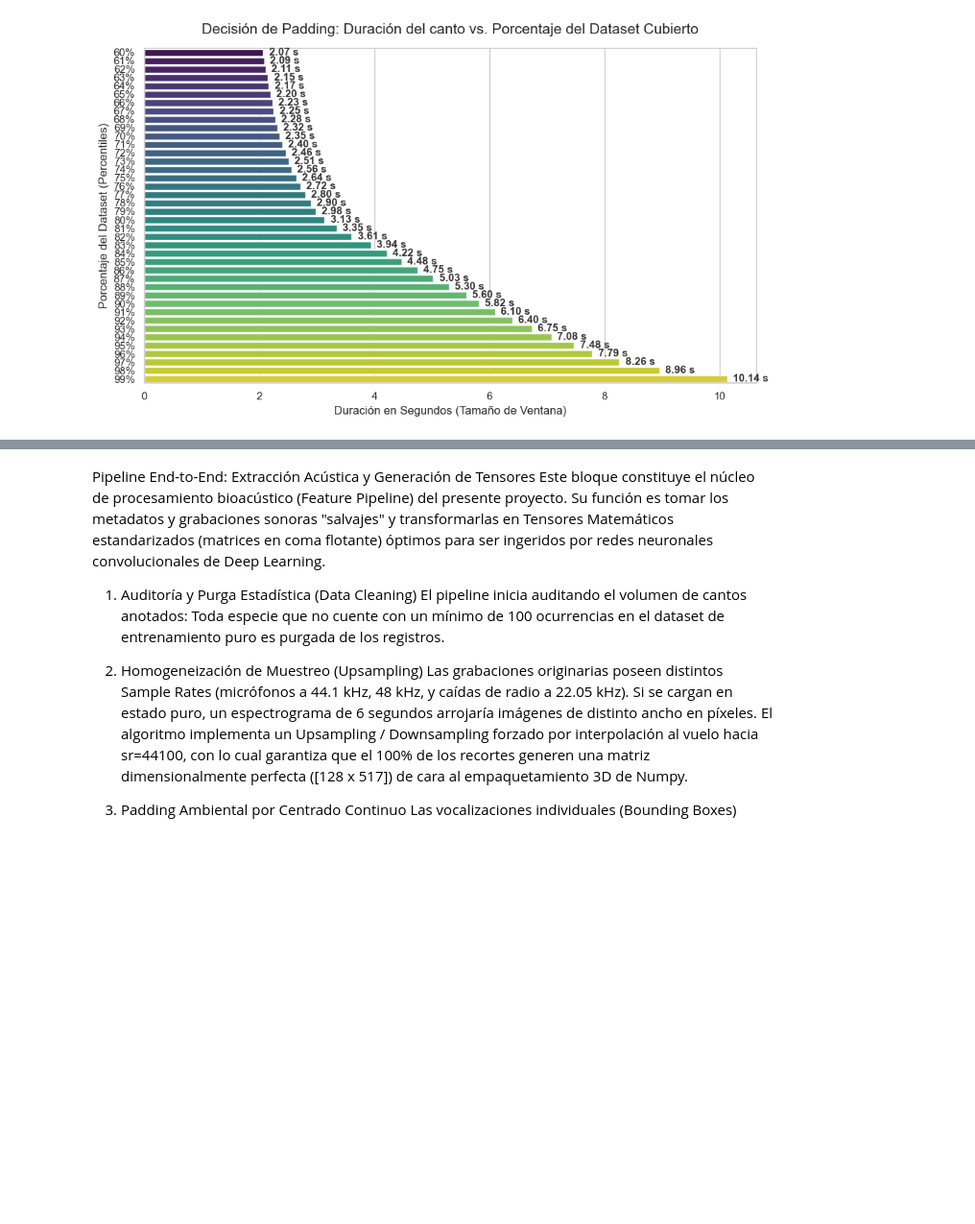
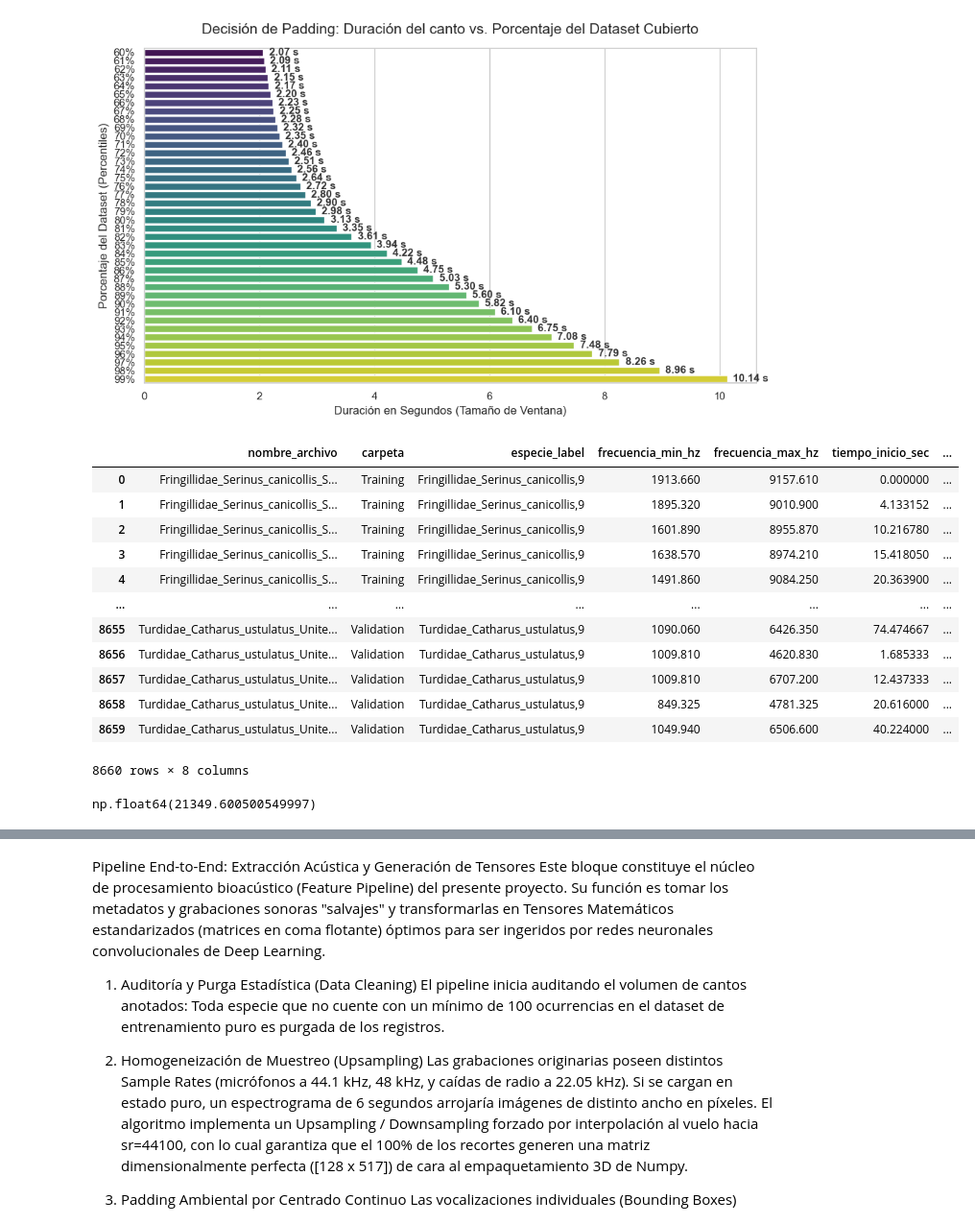
Before and after one commit to Nahuel-Otonelo/Identificaci-n-de-especies-mediante-an-lisis-de-espectrogramas, a Jupyter notebook: EDA_y_Generacion_de_espectrogramas.ipynb, the cells around one changed output, grey strips where cells are left out. Shown at 96% size. Cells and saved outputs as stored; diff of their text form; code cells hidden in the pictures; blank space fills up the shorter version.

```diff
--- a/EDA_y_Generacion_de_espectrogramas.ipynb
+++ b/EDA_y_Generacion_de_espectrogramas.ipynb
@@ -284,3 +301,23 @@ plt.tight_layout()
 plt.show()
 # %% [output]
 [figure]
+# %%
+df_master
+# %% [output]
+|  | nombre_archivo | carpeta | especie_label | frecuencia_min_hz | frecuencia_max_hz | tiempo_inicio_sec | ... |
+| 0 | Fringillidae_Serinus_canicollis_S... | Training | Fringillidae_Serinus_canicollis,9 | 1913.660 | 9157.610 | 0.000000 | ... |
+| 1 | Fringillidae_Serinus_canicollis_S... | Training | Fringillidae_Serinus_canicollis,9 | 1895.320 | 9010.900 | 4.133152 | ... |
+| 2 | Fringillidae_Serinus_canicollis_S... | Training | Fringillidae_Serinus_canicollis,9 | 1601.890 | 8955.870 | 10.216780 | ... |
+| 3 | Fringillidae_Serinus_canicollis_S... | Training | Fringillidae_Serinus_canicollis,9 | 1638.570 | 8974.210 | 15.418050 | ... |
+| 4 | Fringillidae_Serinus_canicollis_S... | Training | Fringillidae_Serinus_canicollis,9 | 1491.860 | 9084.250 | 20.363900 | ... |
+| ... | ... | ... | ... | ... | ... | ... | ... |
+| 8655 | Turdidae_Catharus_ustulatus_Unite... | Validation | Turdidae_Catharus_ustulatus,9 | 1090.060 | 6426.350 | 74.474667 | ... |
+| 8656 | Turdidae_Catharus_ustulatus_Unite... | Validation | Turdidae_Catharus_ustulatus,9 | 1009.810 | 4620.830 | 1.685333 | ... |
+| 8657 | Turdidae_Catharus_ustulatus_Unite... | Validation | Turdidae_Catharus_ustulatus,9 | 1009.810 | 6707.200 | 12.437333 | ... |
+| 8658 | Turdidae_Catharus_ustulatus_Unite... | Validation | Turdidae_Catharus_ustulatus,9 | 849.325 | 4781.325 | 20.616000 | ... |
+| 8659 | Turdidae_Catharus_ustulatus_Unite... | Validation | Turdidae_Catharus_ustulatus,9 | 1049.940 | 6506.600 | 40.224000 | ... |
+8660 rows × 8 columns
+# %%
+df_master['frecuencia_max_hz'].max()
+# %% [output]
+np.float64(21349.600500549997)
```
Also changed, not shown: parts of 7 cells of this notebook, 1 other file.
